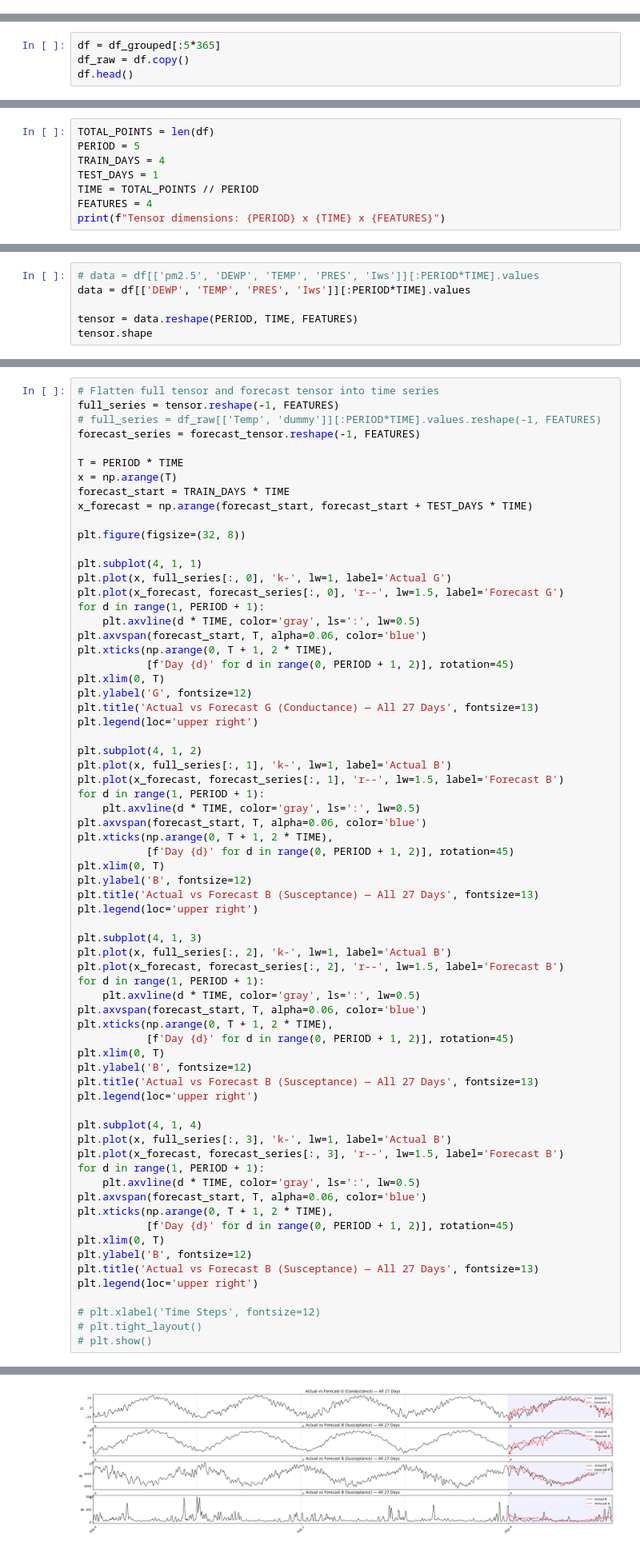
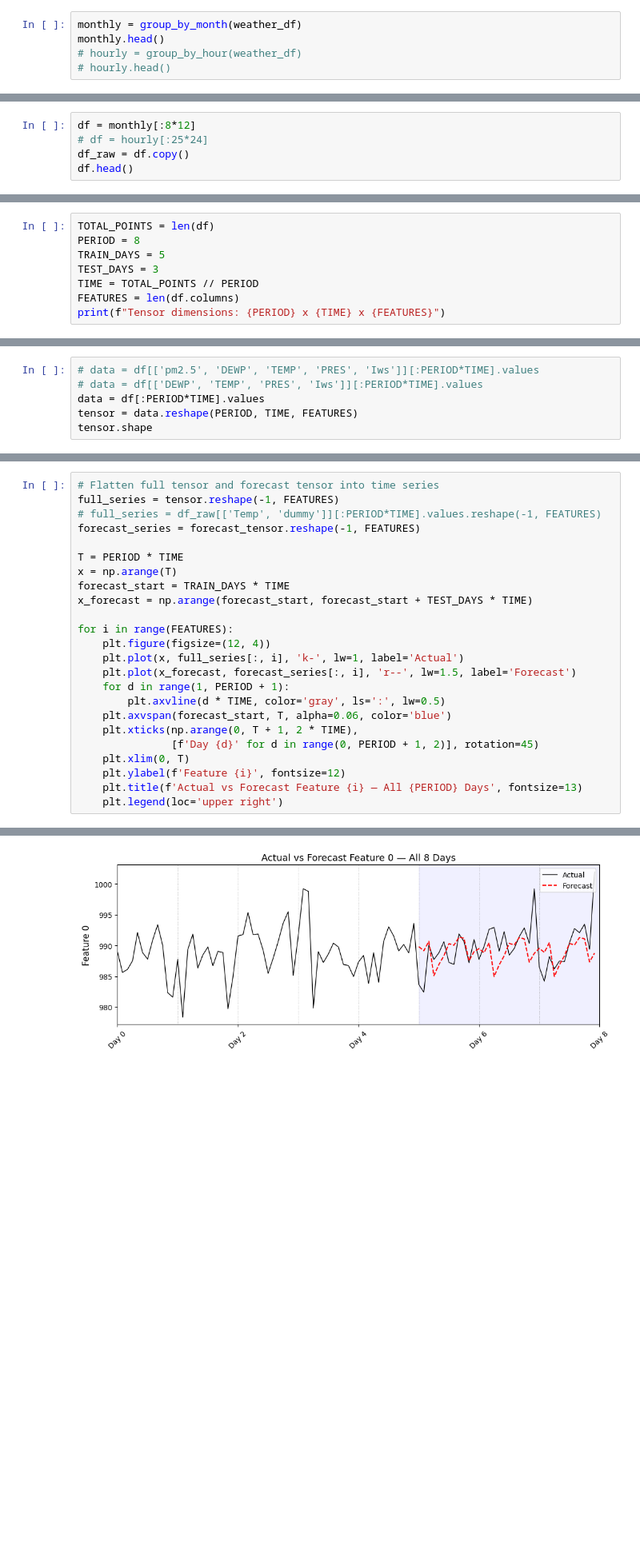
Before and after one commit to kibria30/SPL3, a Jupyter notebook: weather_cast copy.ipynb, the cells around one changed output, grey strips where cells are left out. Shown at 80% size. Drawn from its saved outputs; the diff is of its cells as text; blank space fills up the shorter version.

Commit message:
- work well with weather daily frequency data

```diff
--- a/weather_cast copy.ipynb
+++ b/weather_cast copy.ipynb
@@ -93,0 +93,5 @@ df_grouped.shape
+# %%
+monthly = group_by_month(weather_df)
+monthly.head()
+# hourly = group_by_hour(weather_df)
+# hourly.head()
@@ -94,7 +115,8 @@ df_grouped.shape
 # %% [markdown]
 ### Only using data of 25 days
 # %%
-df = df_grouped[:5*365]
+df = monthly[:8*12]
+# df = hourly[:25*24]
 df_raw = df.copy()
 df.head()
 # %% [output]
@@ -130,9 +141,9 @@ See the caveats in the documentation: https://pandas.pydata.org/pandas-docs/stab
 # %%
 TOTAL_POINTS = len(df)
-PERIOD = 5
-TRAIN_DAYS = 4
-TEST_DAYS = 1
+PERIOD = 8
+TRAIN_DAYS = 5
+TEST_DAYS = 3
 TIME = TOTAL_POINTS // PERIOD
-FEATURES = 4
+FEATURES = len(df.columns)
 print(f"Tensor dimensions: {PERIOD} x {TIME} x {FEATURES}")
 # %% [output]
@@ -140,7 +155,7 @@ Tensor dimensions: 5 x 365 x 4
 # %%
 # data = df[['pm2.5', 'DEWP', 'TEMP', 'PRES', 'Iws']][:PERIOD*TIME].values
-data = df[['DEWP', 'TEMP', 'PRES', 'Iws']][:PERIOD*TIME].values
-
+# data = df[['DEWP', 'TEMP', 'PRES', 'Iws']][:PERIOD*TIME].values
+data = df[:PERIOD*TIME].values
 tensor = data.reshape(PERIOD, TIME, FEATURES)
 tensor.shape
 # %% [output]
@@ -276,61 +291,17 @@ x = np.arange(T)
 forecast_start = TRAIN_DAYS * TIME
 x_forecast = np.arange(forecast_start, forecast_start + TEST_DAYS * TIME)
 
-plt.figure(figsize=(32, 8))
-
-plt.subplot(4, 1, 1)
-plt.plot(x, full_series[:, 0], 'k-', lw=1, label='Actual G')
-plt.plot(x_forecast, forecast_series[:, 0], 'r--', lw=1.5, label='Forecast G')
-for d in range(1, PERIOD + 1):
-    plt.axvline(d * TIME, color='gray', ls=':', lw=0.5)
-plt.axvspan(forecast_start, T, alpha=0.06, color='blue')
-plt.xticks(np.arange(0, T + 1, 2 * TIME),
-           [f'Day {d}' for d in range(0, PERIOD + 1, 2)], rotation=45)
-plt.xlim(0, T)
-plt.ylabel('G', fontsize=12)
-plt.title('Actual vs Forecast G (Conductance) — All 27 Days', fontsize=13)
-plt.legend(loc='upper right')
-
-plt.subplot(4, 1, 2)
-plt.plot(x, full_series[:, 1], 'k-', lw=1, label='Actual B')
-plt.plot(x_forecast, forecast_series[:, 1], 'r--', lw=1.5, label='Forecast B')
-for d in range(1, PERIOD + 1):
-    plt.axvline(d * TIME, color='gray', ls=':', lw=0.5)
-plt.axvspan(forecast_start, T, alpha=0.06, color='blue')
-plt.xticks(np.arange(0, T + 1, 2 * TIME),
-           [f'Day {d}' for d in range(0, PERIOD + 1, 2)], rotation=45)
-plt.xlim(0, T)
-plt.ylabel('B', fontsize=12)
-plt.title('Actual vs Forecast B (Susceptance) — All 27 Days', fontsize=13)
-plt.legend(loc='upper right')
-
-plt.subplot(4, 1, 3)
-plt.plot(x, full_series[:, 2], 'k-', lw=1, label='Actual B')
-plt.plot(x_forecast, forecast_series[:, 2], 'r--', lw=1.5, label='Forecast B')
-for d in range(1, PERIOD + 1):
-    plt.axvline(d * TIME, color='gray', ls=':', lw=0.5)
-plt.axvspan(forecast_start, T, alpha=0.06, color='blue')
-plt.xticks(np.arange(0, T + 1, 2 * TIME),
-           [f'Day {d}' for d in range(0, PERIOD + 1, 2)], rotation=45)
-plt.xlim(0, T)
-plt.ylabel('B', fontsize=12)
-plt.title('Actual vs Forecast B (Susceptance) — All 27 Days', fontsize=13)
-plt.legend(loc='upper right')
-
-plt.subplot(4, 1, 4)
-plt.plot(x, full_series[:, 3], 'k-', lw=1, label='Actual B')
-plt.plot(x_forecast, forecast_series[:, 3], 'r--', lw=1.5, label='Forecast B')
-for d in range(1, PERIOD + 1):
-    plt.axvline(d * TIME, color='gray', ls=':', lw=0.5)
-plt.axvspan(forecast_start, T, alpha=0.06, color='blue')
-plt.xticks(np.arange(0, T + 1, 2 * TIME),
-           [f'Day {d}' for d in range(0, PERIOD + 1, 2)], rotation=45)
-plt.xlim(0, T)
-plt.ylabel('B', fontsize=12)
-plt.title('Actual vs Forecast B (Susceptance) — All 27 Days', fontsize=13)
-plt.legend(loc='upper right')
-
-# plt.xlabel('Time Steps', fontsize=12)
-# plt.tight_layout()
-# plt.show()
+for i in range(FEATURES):
+    plt.figure(figsize=(12, 4))
+    plt.plot(x, full_series[:, i], 'k-', lw=1, label='Actual')
+    plt.plot(x_forecast, forecast_series[:, i], 'r--', lw=1.5, label='Forecast')
+    for d in range(1, PERIOD + 1):
+        plt.axvline(d * TIME, color='gray', ls=':', lw=0.5)
+    plt.axvspan(forecast_start, T, alpha=0.06, color='blue')
+    plt.xticks(np.arange(0, T + 1, 2 * TIME),
+               [f'Day {d}' for d in range(0, PERIOD + 1, 2)], rotation=45)
+    plt.xlim(0, T)
+    plt.ylabel(f'Feature {i}', fontsize=12)
+    plt.title(f'Actual vs Forecast Feature {i} — All {PERIOD} Days', fontsize=13)
+    plt.legend(loc='upper right')
 # %% [output]
@@ -338 +308 @@ plt.legend(loc='upper right')
-[figure, old version]
+[figure, new version]
```
Also changed, not shown: parts of 29 cells of this notebook, 2 other files.
